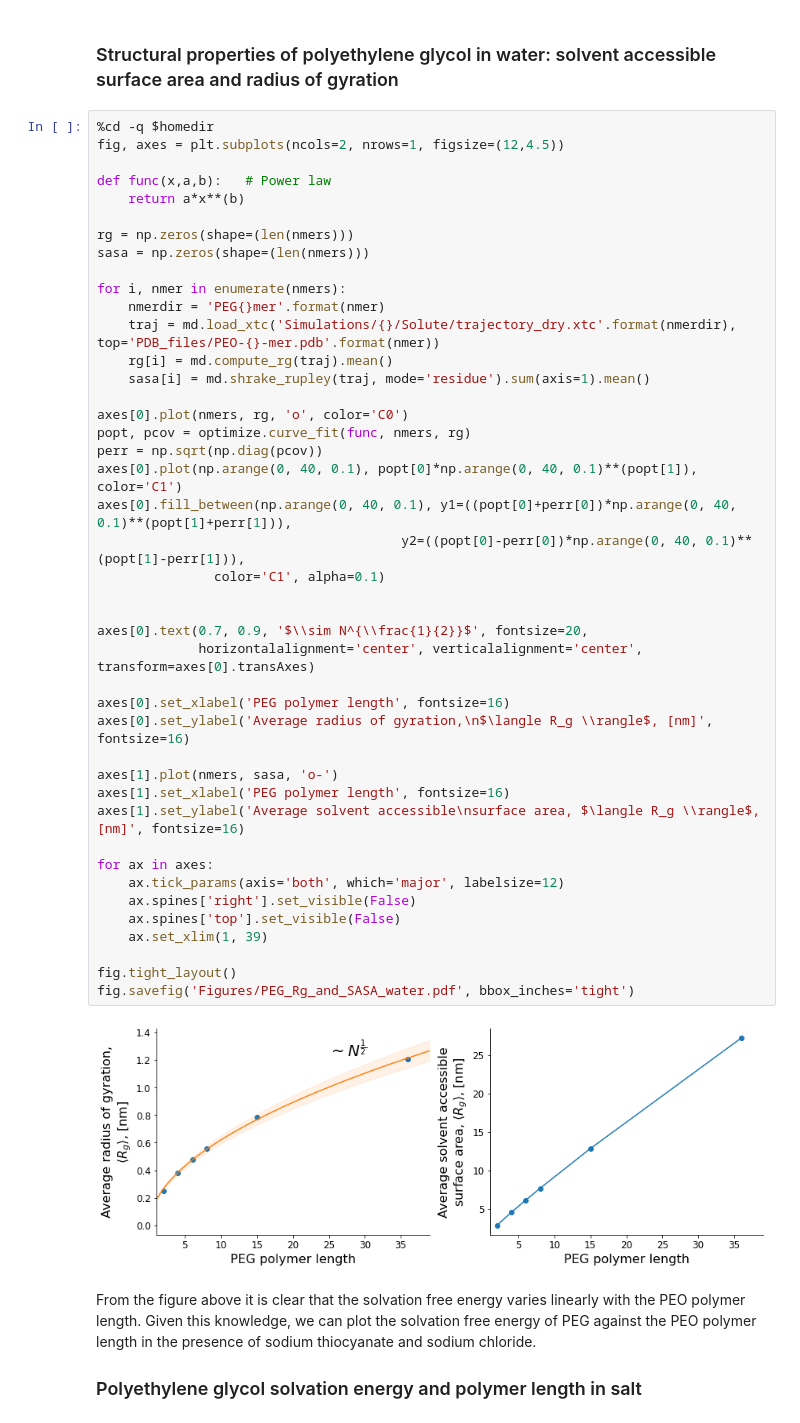
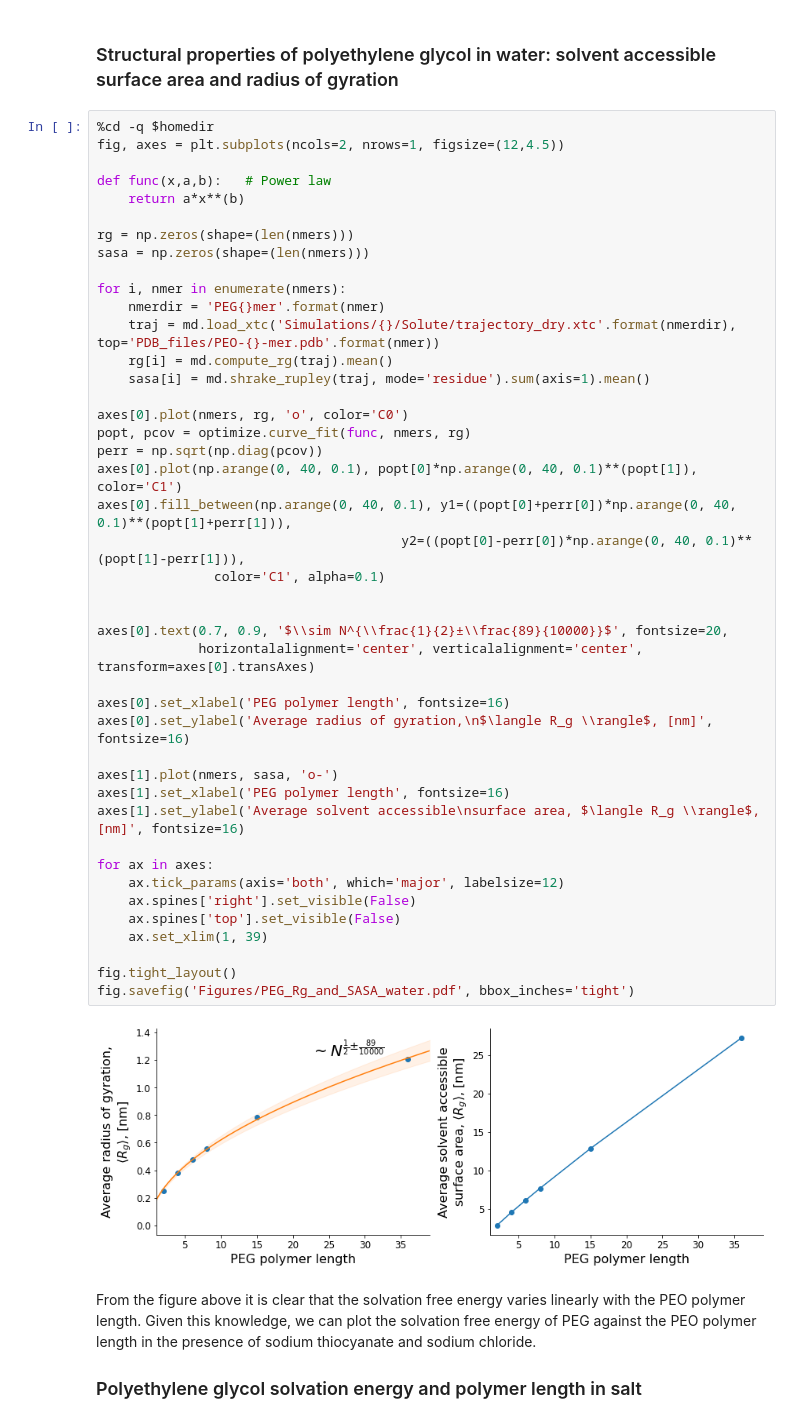
Before and after one commit to SHervoe-Hansen/PEO_solubility_in_NaCl, a Jupyter notebook: Analysis.ipynb, the cells around one changed output. Cells and saved outputs as stored; diff of their text form.

```diff
--- a/Analysis.ipynb
+++ b/Analysis.ipynb
@@ -445,35 +445,35 @@ for i, nmer in enumerate(nmers):
     rg[i] = md.compute_rg(traj).mean()
     sasa[i] = md.shrake_rupley(traj, mode='residue').sum(axis=1).mean()
 
 axes[0].plot(nmers, rg, 'o', color='C0')
 popt, pcov = optimize.curve_fit(func, nmers, rg)
 perr = np.sqrt(np.diag(pcov))
 axes[0].plot(np.arange(0, 40, 0.1), popt[0]*np.arange(0, 40, 0.1)**(popt[1]), color='C1')
 axes[0].fill_between(np.arange(0, 40, 0.1), y1=((popt[0]+perr[0])*np.arange(0, 40, 0.1)**(popt[1]+perr[1])),
                                        y2=((popt[0]-perr[0])*np.arange(0, 40, 0.1)**(popt[1]-perr[1])),
                color='C1', alpha=0.1)
 
 
-axes[0].text(0.7, 0.9, '$\\sim N^{\\frac{1}{2}}$', fontsize=20,
+axes[0].text(0.7, 0.9, '$\\sim N^{\\frac{1}{2}±\\frac{89}{10000}}$', fontsize=20,
              horizontalalignment='center', verticalalignment='center', transform=axes[0].transAxes)
 
 axes[0].set_xlabel('PEG polymer length', fontsize=16)
 axes[0].set_ylabel('Average radius of gyration,\n$\langle R_g \\rangle$, [nm]', fontsize=16)
 
 axes[1].plot(nmers, sasa, 'o-')
 axes[1].set_xlabel('PEG polymer length', fontsize=16)
 axes[1].set_ylabel('Average solvent accessible\nsurface area, $\langle R_g \\rangle$, [nm]', fontsize=16)
 
 for ax in axes:
     ax.tick_params(axis='both', which='major', labelsize=12)
     ax.spines['right'].set_visible(False)
     ax.spines['top'].set_visible(False)
     ax.set_xlim(1, 39)
 
 fig.tight_layout()
 fig.savefig('Figures/PEG_Rg_and_SASA_water.pdf', bbox_inches='tight')
 # %% [output]
-[figure, old version]
+[figure, new version]
 # %% [markdown]
 From the figure above it is clear that the solvation free energy varies linearly with the PEO polymer length. Given this knowledge, we can plot the solvation free energy of PEG against the PEO polymer length in the presence of sodium thiocyanate and sodium chloride.
 
```
